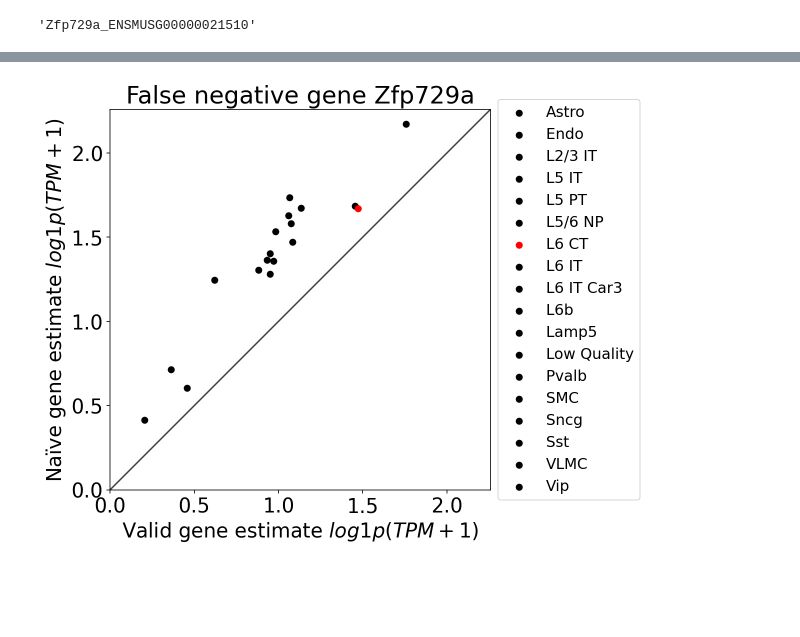
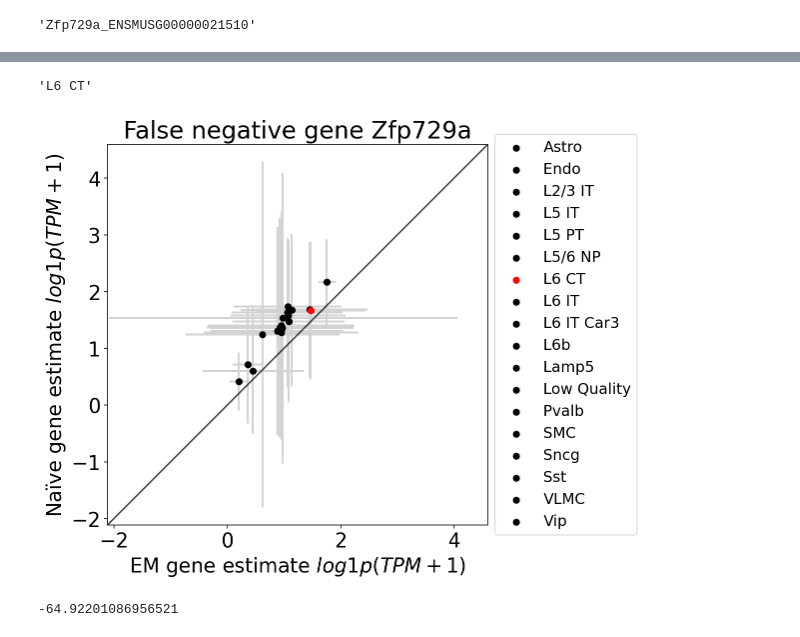
Before and after one commit to pachterlab/BYVSTZP_2020, a Jupyter notebook: analysis/notebooks/valid_v_naive_gene.ipynb, the cells around one changed output, grey strips where cells are left out. Saved outputs shown, nothing was run; the diff lists cells and outputs as text; code cells hidden in the pictures; blank space fills up the shorter version.

```diff
--- a/analysis/notebooks/valid_v_naive_gene.ipynb
+++ b/analysis/notebooks/valid_v_naive_gene.ipynb
@@ -115,6 +122,6 @@ bad.loc[fp].sort_values("p_raw")
 # %%
-specific_cluster = "L6b"
-specific_gene = "Nrxn1_ENSMUSG00000024109"
+specific_cluster = "Pvalb"
+specific_gene = "Camta1_ENSMUSG00000014592"
 # %%
 specific_gene
 # %% [output]
@@ -209,6 +262,6 @@ specific_cluster
 # %%
 mtx_good = nd(gene_good.layers["log1p"].todense()[:,gene_good.var.gene_name==specific_gene])
-mtx_bad = nd(gene_bad.layers["log1p"].todense()[:,gene_good.var.gene_name==specific_gene])
+mtx_bad = nd(gene_bad.layers["log1p"].todense()[:,gene_bad.var.gene_name==specific_gene])
 # %%
 unique = np.unique(gene_good.obs.subclass_label)
 # %%
@@ -325,13 +369,0 @@ plt.show()
-# %%
-def yex(ax):
-    lims = [
-    np.min([ax.get_xlim(), ax.get_ylim()]),  # min of both axes
-    np.max([ax.get_xlim(), ax.get_ylim()]),  # max of both axes
-    ]
-
-    # now plot both limits against eachother
-    ax.plot(lims, lims, 'k-', alpha=0.75, zorder=0)
-    ax.set_aspect('equal')
-    ax.set_xlim(lims)
-    ax.set_ylim(lims)
-    return ax
@@ -342,35 +411,52 @@ specific_cluster
+# %%
+
+specific_cluster
+# %% [output]
+'L6 CT'
 # %%
 mtx_good = nd(gene_good.layers["log1p"].todense()[:,gene_good.var.gene_name==specific_gene])
-mtx_bad = nd(gene_bad.layers["log1p"].todense()[:,gene_good.var.gene_name==specific_gene])
+mtx_bad = nd(gene_bad.layers["log1p"].todense()[:,gene_bad.var.gene_name==specific_gene])
 # %%
 unique = np.unique(gene_good.obs.subclass_label)
 # %%
 fig, ax = plt.subplots(figsize=(7,7))
 
 ax.set_title("False negative gene {}".format(specific_gene.split("_")[0]))
 
 
 x = []
 y = []
+xstdev = []
+ystdev = []
 
 for c in unique:
-    x.append(nd(mtx_good[gene_good.obs.subclass_label==c].mean(axis=0)))
-    y.append(nd(mtx_bad[gene_bad.obs.subclass_label==c].mean(axis=0)))
+    x.append(mtx_good[gene_good.obs.subclass_label==c].mean(axis=0))
+    xstdev.append(np.var(mtx_good[gene_good.obs.subclass_label==c], axis=0))
+
+    y.append(mtx_bad[gene_bad.obs.subclass_label==c].mean(axis=0))
+    ystdev.append(np.var(mtx_bad[gene_bad.obs.subclass_label==c], axis=0))
 
 for cidx, c in enumerate(unique):
     color="black"
     if c == specific_cluster: color="red"
-    ax.scatter(x[cidx], y[cidx], label="{}".format(c), color=color)
+    xx = x[cidx]
+    yy = y[cidx]
+    xs = xstdev[cidx]
+    ys = ystdev[cidx]
+    ax.scatter(xx, yy, label="{}".format(c), color=color)
+    ax.vlines(xx, yy - ys, yy+ys, color='lightgrey', linestyle='-', lw=2, zorder=-1)
+    ax.hlines(yy, xx - xs, xx+xs, color='lightgrey', linestyle='-', lw=2, zorder=-1)
+
 ax.set_xlim(0)
 yex(ax)
 ax.legend(loc = 'center left', bbox_to_anchor = (1.0, 0.5), fontsize=fsize-5)
-ax.set_xlabel("Valid gene estimate $log1p(TPM +1)$")
+ax.set_xlabel("EM gene estimate $log1p(TPM +1)$")
 ax.set_ylabel("Naïve gene estimate $log1p(TPM+1)$")
 
 
-plt.savefig("../../figures/false_negative_{}.png".format(specific_gene.split("_")[0]), bbox_inches='tight',dpi=300)
+#plt.savefig("../../figures/false_negative_{}.png".format(specific_gene.split("_")[0]), bbox_inches='tight',dpi=300)
 
 
 plt.show()
 # %% [output]
-[figure, old version]
+[figure, new version]
@@ -376,0 +468,4 @@ plt.show()
+# %%
+f(100)
+# %% [output]
+-64.92201086956521
```
Also changed, not shown: parts of 22 cells of this notebook, 26 other files.
